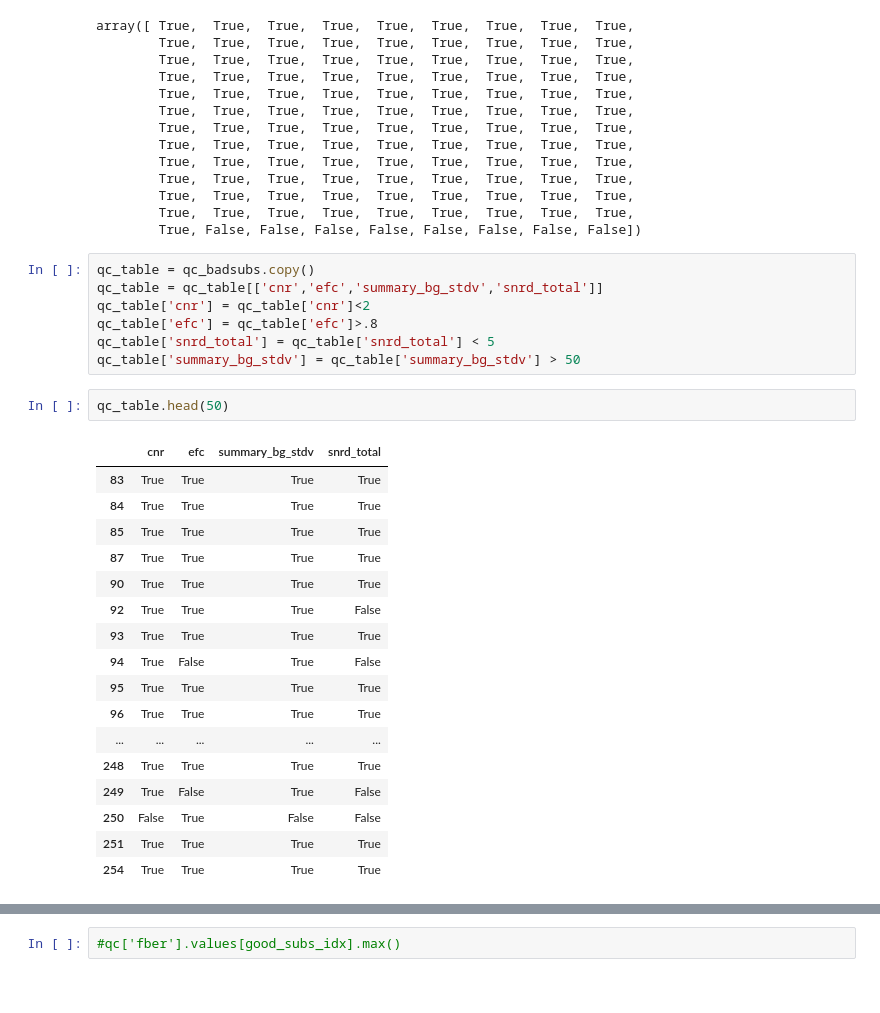
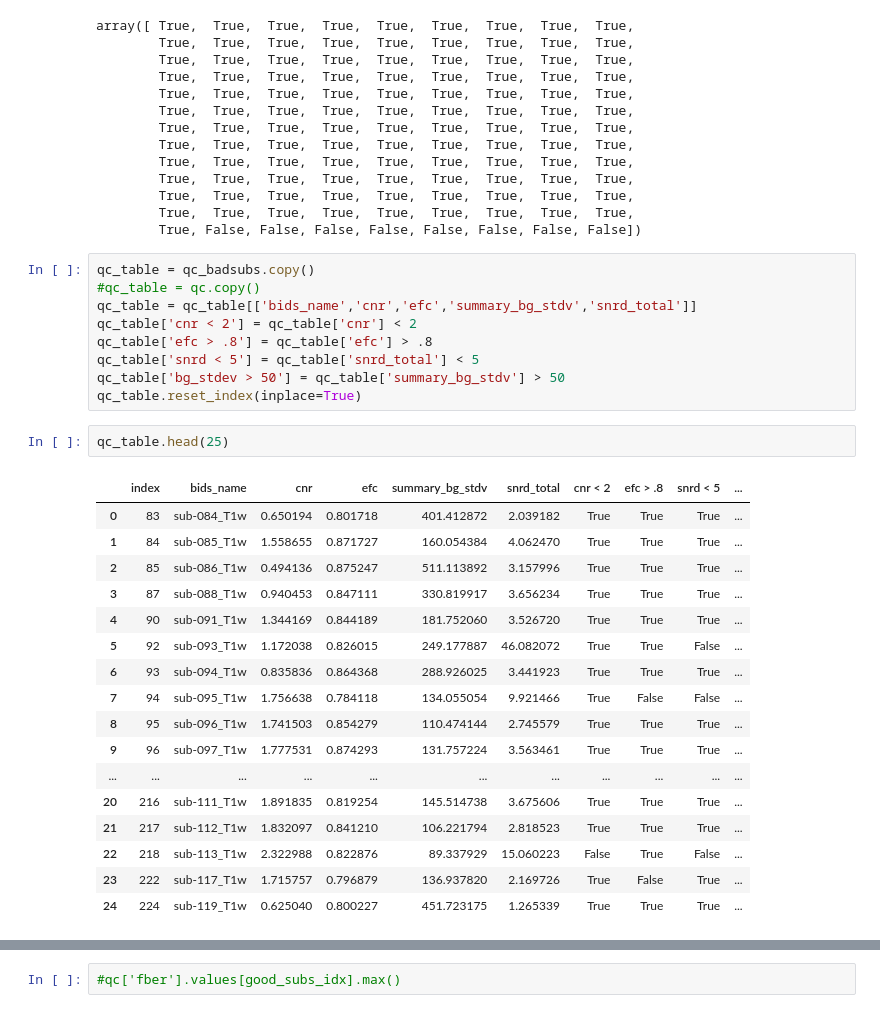
Before and after one commit to Aglinskas/BC-MRI-AE, a Jupyter notebook: Colab Notebooks/00-reviews-show-seg-Copy2.ipynb, the cells around one changed output, grey strips where cells are left out. Saved outputs shown, nothing was run; the diff lists cells and outputs as text.

```diff
--- a/Colab Notebooks/00-reviews-show-seg-Copy2.ipynb
+++ b/Colab Notebooks/00-reviews-show-seg-Copy2.ipynb
@@ -200,28 +198,30 @@ array([ True,  True,  True,  True,  True,  True,  True,  True,  True,
         True, False, False, False, False, False, False, False, False])
 # %%
 qc_table = qc_badsubs.copy()
-qc_table = qc_table[['cnr','efc','summary_bg_stdv','snrd_total']]
-qc_table['cnr'] = qc_table['cnr']<2
-qc_table['efc'] = qc_table['efc']>.8
-qc_table['snrd_total'] = qc_table['snrd_total'] < 5
-qc_table['summary_bg_stdv'] = qc_table['summary_bg_stdv'] > 50
+#qc_table = qc.copy()
+qc_table = qc_table[['bids_name','cnr','efc','summary_bg_stdv','snrd_total']]
+qc_table['cnr < 2'] = qc_table['cnr'] < 2
+qc_table['efc > .8'] = qc_table['efc'] > .8
+qc_table['snrd < 5'] = qc_table['snrd_total'] < 5
+qc_table['bg_stdev > 50'] = qc_table['summary_bg_stdv'] > 50
+qc_table.reset_index(inplace=True)
 # %%
-qc_table.head(50)
+qc_table.head(25)
 # %% [output]
-|  | cnr | efc | summary_bg_stdv | snrd_total |
-| 83 | True | True | True | True |
-| 84 | True | True | True | True |
-| 85 | True | True | True | True |
-| 87 | True | True | True | True |
-| 90 | True | True | True | True |
-| 92 | True | True | True | False |
-| 93 | True | True | True | True |
-| 94 | True | False | True | False |
-| 95 | True | True | True | True |
-| 96 | True | True | True | True |
-| ... | ... | ... | ... | ... |
-| 248 | True | True | True | True |
-| 249 | True | False | True | False |
-| 250 | False | True | False | False |
-| 251 | True | True | True | True |
-| 254 | True | True | True | True |
+|  | index | bids_name | cnr | efc | summary_bg_stdv | snrd_total | cnr < 2 | efc > .8 | snrd < 5 | ... |
+| 0 | 83 | sub-084_T1w | 0.650194 | 0.801718 | 401.412872 | 2.039182 | True | True | True | ... |
+| 1 | 84 | sub-085_T1w | 1.558655 | 0.871727 | 160.054384 | 4.062470 | True | True | True | ... |
+| 2 | 85 | sub-086_T1w | 0.494136 | 0.875247 | 511.113892 | 3.157996 | True | True | True | ... |
+| 3 | 87 | sub-088_T1w | 0.940453 | 0.847111 | 330.819917 | 3.656234 | True | True | True | ... |
+| 4 | 90 | sub-091_T1w | 1.344169 | 0.844189 | 181.752060 | 3.526720 | True | True | True | ... |
+| 5 | 92 | sub-093_T1w | 1.172038 | 0.826015 | 249.177887 | 46.082072 | True | True | False | ... |
+| 6 | 93 | sub-094_T1w | 0.835836 | 0.864368 | 288.926025 | 3.441923 | True | True | True | ... |
+| 7 | 94 | sub-095_T1w | 1.756638 | 0.784118 | 134.055054 | 9.921466 | True | False | False | ... |
+| 8 | 95 | sub-096_T1w | 1.741503 | 0.854279 | 110.474144 | 2.745579 | True | True | True | ... |
+| 9 | 96 | sub-097_T1w | 1.777531 | 0.874293 | 131.757224 | 3.563461 | True | True | True | ... |
+| ... | ... | ... | ... | ... | ... | ... | ... | ... | ... | ... |
+| 20 | 216 | sub-111_T1w | 1.891835 | 0.819254 | 145.514738 | 3.675606 | True | True | True | ... |
+| 21 | 217 | sub-112_T1w | 1.832097 | 0.841210 | 106.221794 | 2.818523 | True | True | True | ... |
+| 22 | 218 | sub-113_T1w | 2.322988 | 0.822876 | 89.337929 | 15.060223 | False | True | False | ... |
+| 23 | 222 | sub-117_T1w | 1.715757 | 0.796879 | 136.937820 | 2.169726 | True | False | True | ... |
+| 24 | 224 | sub-119_T1w | 0.625040 | 0.800227 | 451.723175 | 1.265339 | True | True | True | ... |
```
Also changed, not shown: parts of 3 cells of this notebook, 2 other files.
